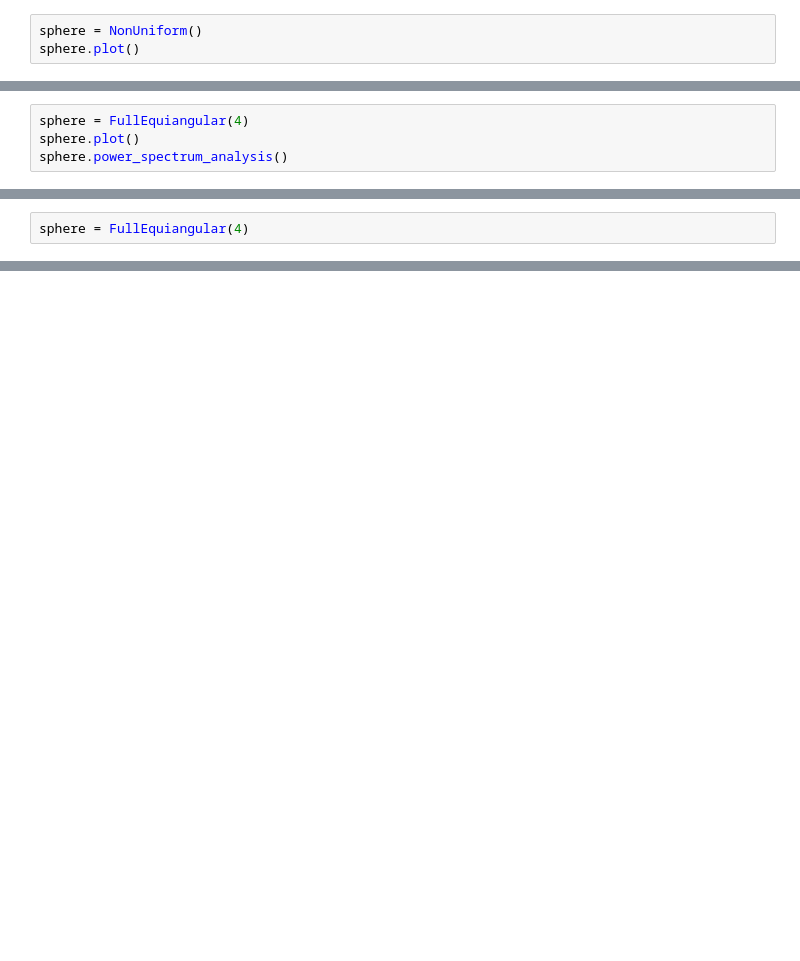
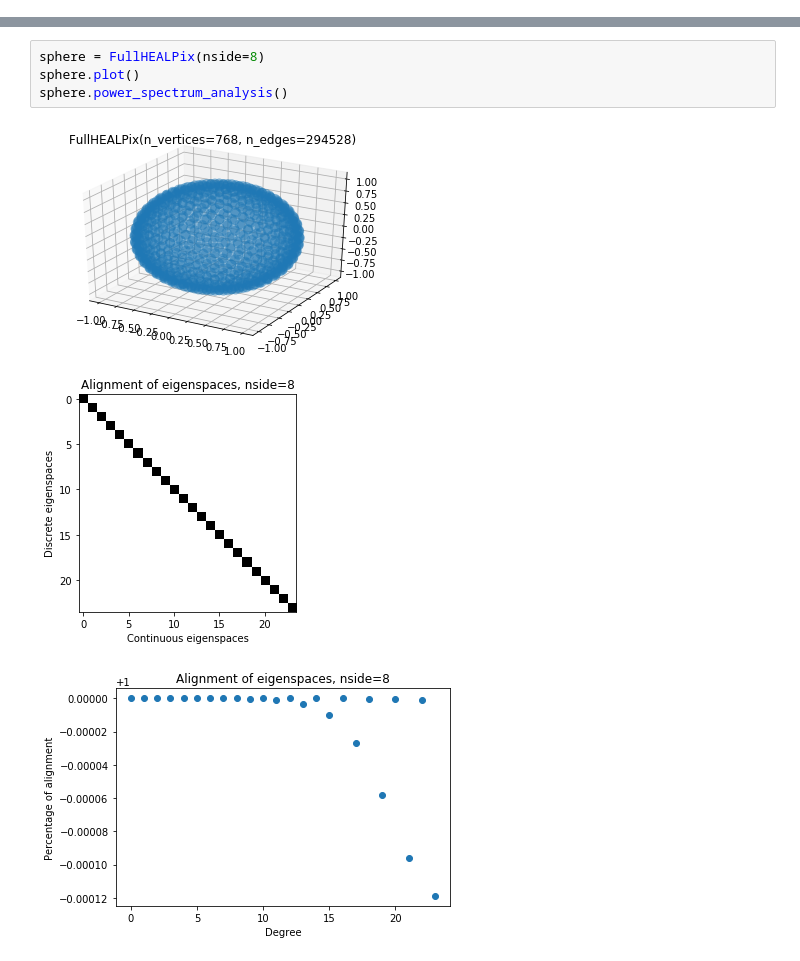
Before and after one commit to MartMilani/PDM, a Jupyter notebook: codes/05.Summary/Summary.ipynb, the cells around one changed output, grey strips where cells are left out. Drawn from its saved outputs; the diff is of its cells as text; blank space fills up the shorter version.

```diff
--- a/codes/05.Summary/Summary.ipynb
+++ b/codes/05.Summary/Summary.ipynb
@@ -332,3 +0,0 @@ sphere.power_spectrum_analysis()
-# %%
-sphere = NonUniform()
-sphere.plot()
@@ -338,4 +0,0 @@ sphere.plot()
-# %%
-sphere = FullEquiangular(4)
-sphere.plot()
-sphere.power_spectrum_analysis()
@@ -348,2 +0,0 @@ sphere.power_spectrum_analysis()
-# %%
-sphere = FullEquiangular(4)
@@ -524,0 +302,8 @@ Done. Saving results...
+# %%
+sphere = FullHEALPix(nside=8)
+sphere.plot()
+sphere.power_spectrum_analysis()
+# %% [output]
+[figure, added]
+[figure, added]
+[figure, added]
```
Also changed, not shown: parts of 48 cells of this notebook, 2 other files.
